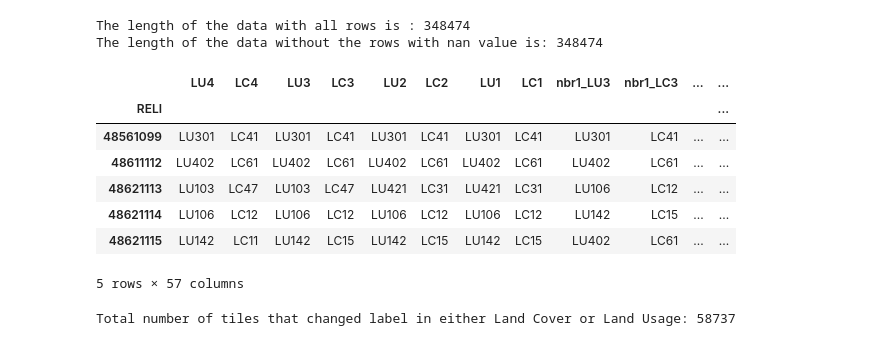
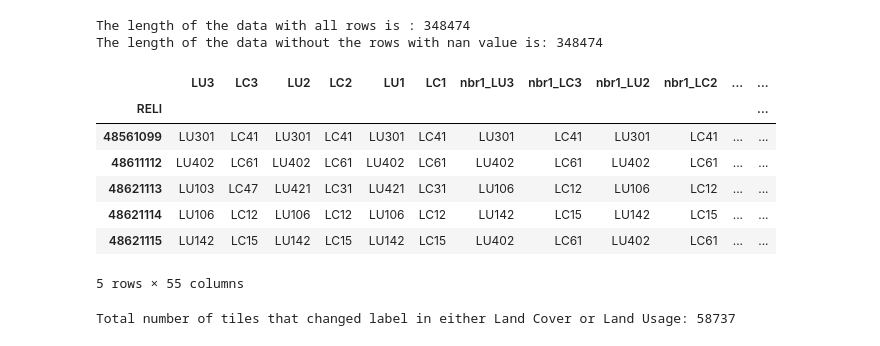
Before and after one commit to swiss-territorial-data-lab/proj-landstats, a Jupyter notebook: scripts/Logistics_regression.ipynb, the cells around one changed output. Saved outputs shown, nothing was run; the diff lists cells and outputs as text; code cells hidden in the pictures.

```diff
--- a/scripts/Logistics_regression.ipynb
+++ b/scripts/Logistics_regression.ipynb
@@ -74,19 +74,20 @@ print('The length of the data without the rows with nan value is: {}'.format(len
 # %% [output]
 The length of the data with all rows is : 348474
 The length of the data without the rows with nan value is: 348474
-# %%
-data_features = original_data.copy()
-data_features['changed'] = [0 if row['LU4'] == row['LU3'] and row['LC4'] == row['LC3'] else 1 for ind, row in data_features[['LU4', 'LC4', 'LU3', 'LC3']].iterrows()]
-data_features.head()
-# %% [output]
-|  | LU4 | LC4 | LU3 | LC3 | LU2 | LC2 | LU1 | LC1 | nbr1_LU3 | nbr1_LC3 | ... | ... |
-| RELI |  |  |  |  |  |  |  |  |  |  |  | ... |
-| 48561099 | LU301 | LC41 | LU301 | LC41 | LU301 | LC41 | LU301 | LC41 | LU301 | LC41 | ... | ... |
-| 48611112 | LU402 | LC61 | LU402 | LC61 | LU402 | LC61 | LU402 | LC61 | LU402 | LC61 | ... | ... |
-| 48621113 | LU103 | LC47 | LU103 | LC47 | LU421 | LC31 | LU421 | LC31 | LU106 | LC12 | ... | ... |
-| 48621114 | LU106 | LC12 | LU106 | LC12 | LU106 | LC12 | LU106 | LC12 | LU142 | LC15 | ... | ... |
-| 48621115 | LU142 | LC11 | LU142 | LC15 | LU142 | LC15 | LU142 | LC15 | LU402 | LC61 | ... | ... |
-5 rows × 57 columns
+# %%
+data_features = original_data.copy()
+data_features['changed'] = [0 if row['LU4'] == row['LU3'] and row['LC4'] == row['LC3'] else 1 for ind, row in data_features[['LU4', 'LC4', 'LU3', 'LC3']].iterrows()]
+data_features.drop(['LC4', 'LU4'], axis=1, inplace=True)
+data_features.head()
+# %% [output]
+|  | LU3 | LC3 | LU2 | LC2 | LU1 | LC1 | nbr1_LU3 | nbr1_LC3 | nbr1_LU2 | nbr1_LC2 | ... | ... |
+| RELI |  |  |  |  |  |  |  |  |  |  |  | ... |
+| 48561099 | LU301 | LC41 | LU301 | LC41 | LU301 | LC41 | LU301 | LC41 | LU301 | LC41 | ... | ... |
+| 48611112 | LU402 | LC61 | LU402 | LC61 | LU402 | LC61 | LU402 | LC61 | LU402 | LC61 | ... | ... |
+| 48621113 | LU103 | LC47 | LU421 | LC31 | LU421 | LC31 | LU106 | LC12 | LU106 | LC12 | ... | ... |
+| 48621114 | LU106 | LC12 | LU106 | LC12 | LU106 | LC12 | LU142 | LC15 | LU142 | LC15 | ... | ... |
+| 48621115 | LU142 | LC15 | LU142 | LC15 | LU142 | LC15 | LU402 | LC61 | LU402 | LC61 | ... | ... |
+5 rows × 55 columns
 # %%
 print('Total number of tiles that changed label in either Land Cover or Land Usage: %d' % sum(data_features.changed))
 # %% [output]
```
Also changed, not shown: parts of 14 cells of this notebook, 2 other files.
